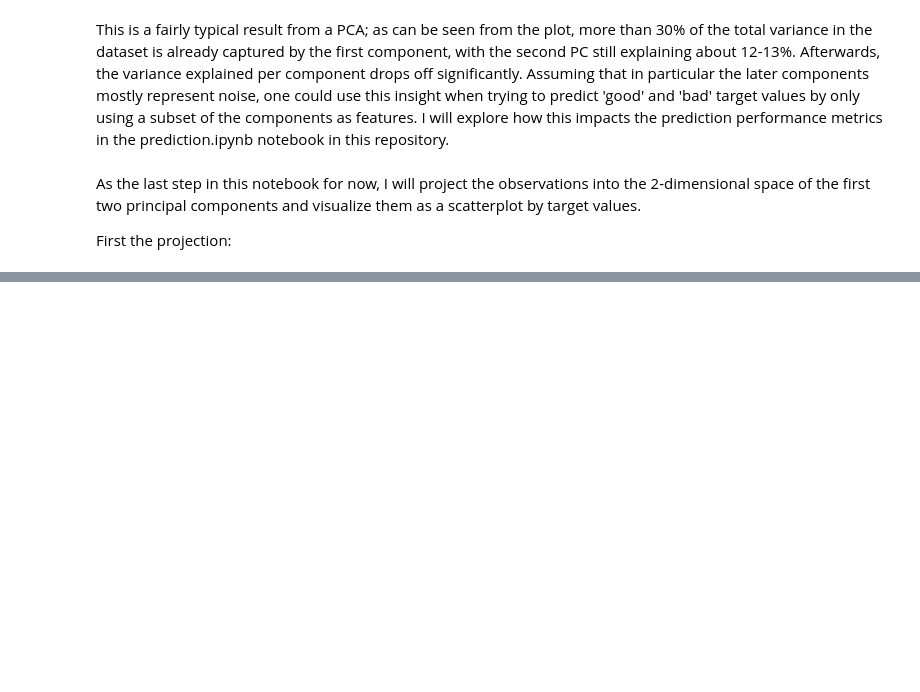
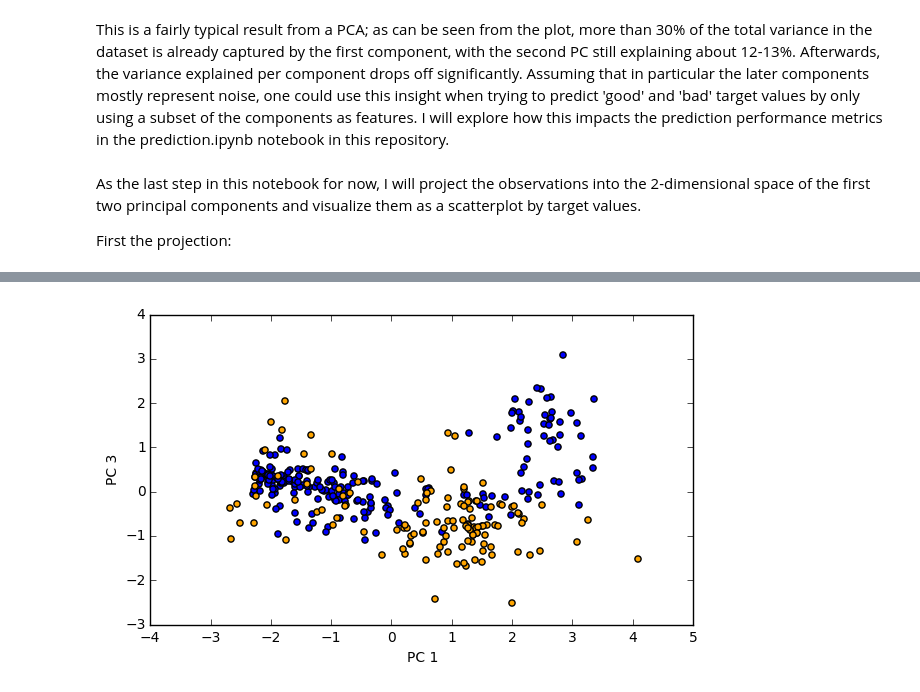
Before and after one commit to n-d-r/ionosphere, a Jupyter notebook: exploratory_analysis.ipynb, the cells around one changed output, grey strips where cells are left out. Cells and saved outputs as stored; diff of their text form; code cells hidden in the pictures; blank space fills up the shorter version.

```diff
--- a/exploratory_analysis.ipynb
+++ b/exploratory_analysis.ipynb
@@ -267,0 +270,4 @@ Looks like there is an area in the middle with a much higher concentration of 'b
+# %%
+plot_projections(projections, np.array(data['target']), 0, 2)
+# %% [output]
+[figure, added]
```
Also changed, not shown: parts of 5 cells of this notebook.
